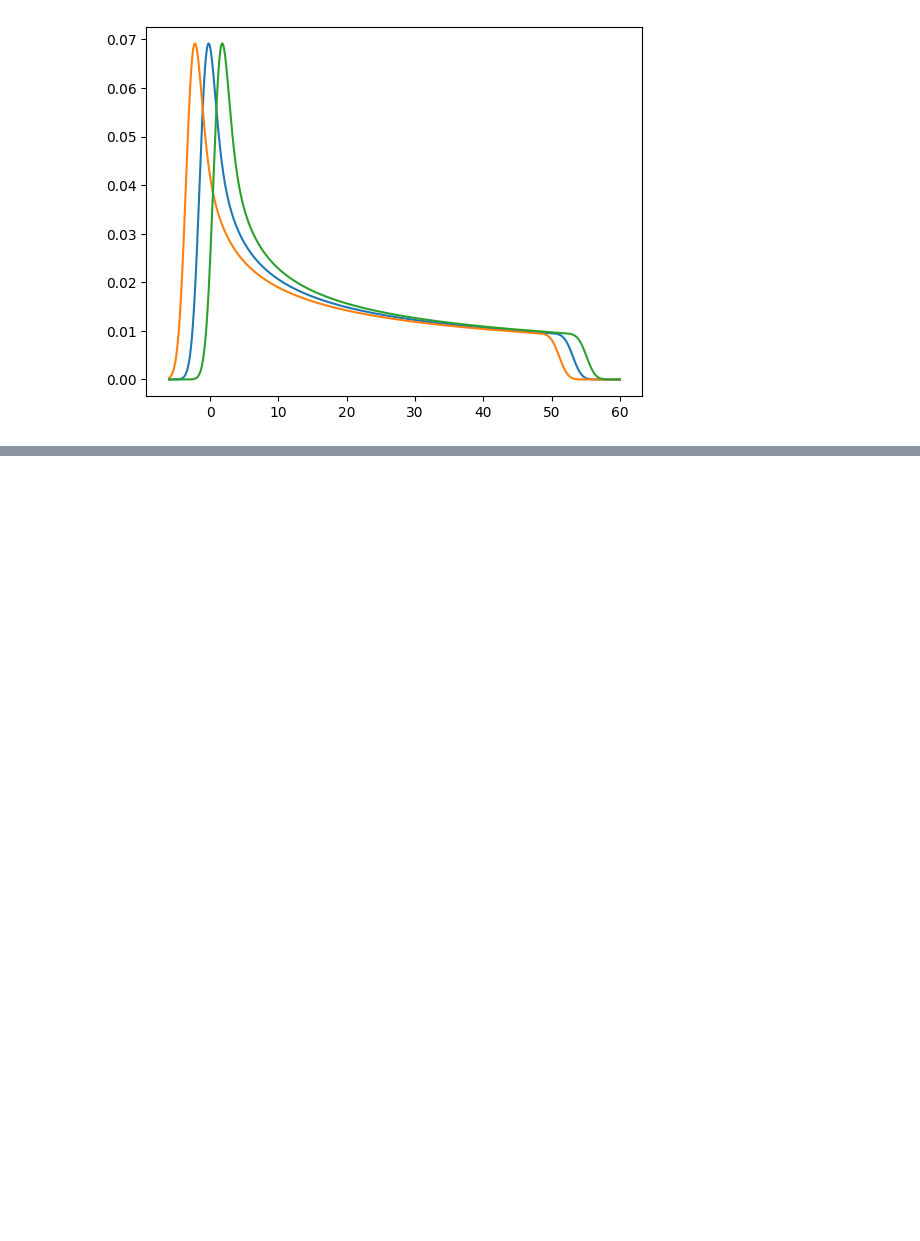
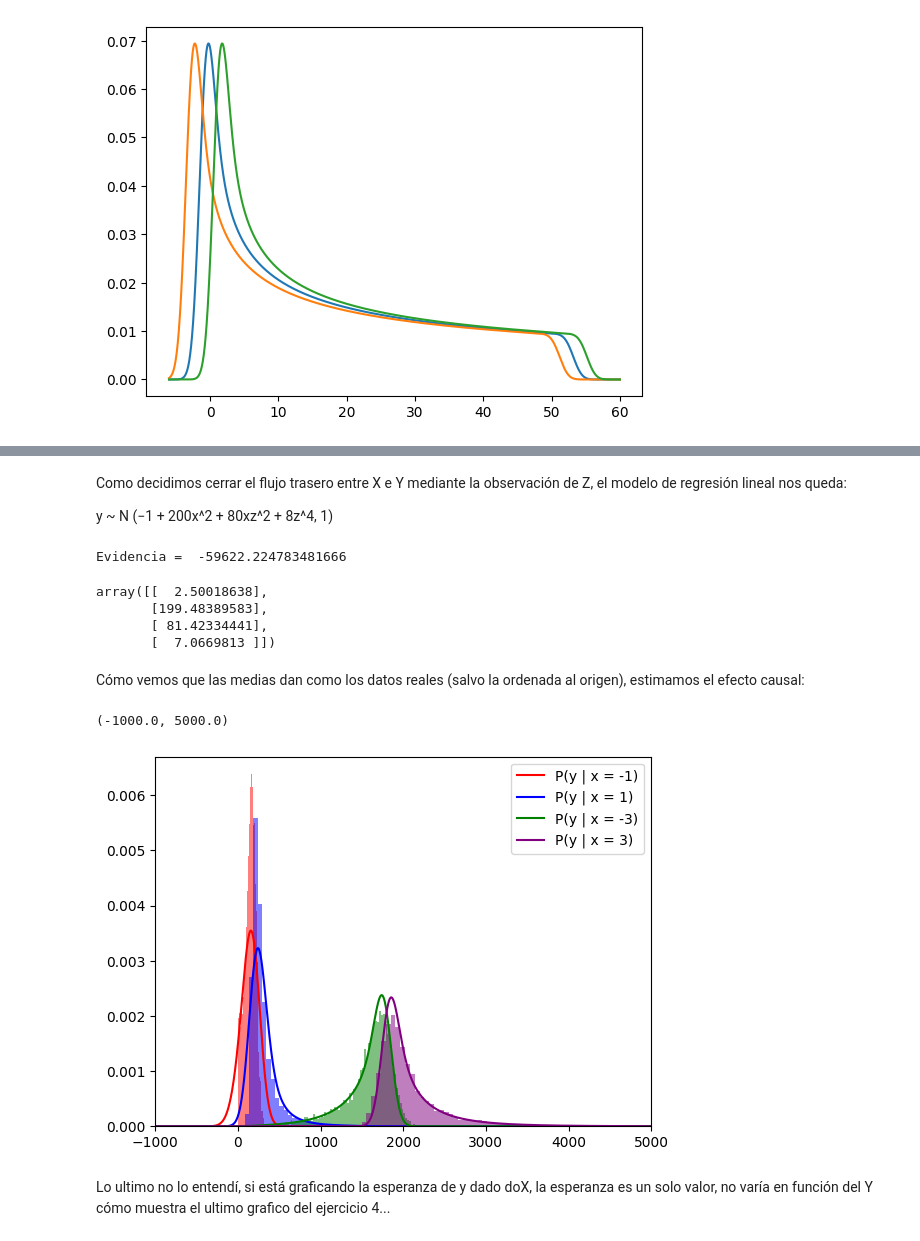
Before and after one commit to ulrich-marcelo/Inferencia-Bayesiana-Causal, a Jupyter notebook: Practicas/Unidad 4/practica4.ipynb, the cells around one changed output, grey strips where cells are left out. Cells and saved outputs as stored; diff of their text form; code cells hidden in the pictures; blank space fills up the shorter version.

Commit message:
EntregaFinal Lets GOOOO

```diff
--- a/Practicas/Unidad 4/practica4.ipynb
+++ b/Practicas/Unidad 4/practica4.ipynb
@@ -136,0 +162,60 @@ plt.plot(x_grilla,media_backdoor)
+# %% [markdown]
+Como decidimos cerrar el flujo trasero entre X e Y mediante la observación de Z, el modelo de regresión lineal nos queda:
+
+y ~ N (−1 + 200x^2 + 80xz^2 + 8z^4, 1)
+# %%
+PHI4 = np.concatenate([
+    np.ones(N).reshape(N, 1),
+    (X4s**2).reshape(N, 1),
+    (X4s*Z4s**2).reshape(N, 1),
+    (Z4s**4).reshape(N, 1)],
+    axis=1)
+
+blm4= BayesianLinearModel(basis=lambda x: x)
+blm4.update(PHI4, Y4s.reshape(N,1) )
+print("Evidencia = ", blm4.evidence())
+# %% [output]
+Evidencia =  -59622.224783481666
+# %%
+m4 = blm4.location
+S4 = blm4.dispersion
+
+m4
+# %% [output]
+array([[  2.50018638],
+       [199.48389583],
+       [ 81.42334441],
+       [  7.0669813 ]])
+# %% [markdown]
+Cómo vemos que las medias dan como los datos reales (salvo la ordenada al origen), estimamos el efecto causal:
+# %%
+def p4_Y_doX(y, x, blm=blm4, dz=0.01):
+    z_grilla = np.arange(-3, 3+dz, dz)
+    pz = norm(loc=0, scale=1).pdf(z_grilla)
+    res = 0
+    for i, z in enumerate(z_grilla):
+        _, _, py_xz = blm.predict(
+            X=np.array([1, x**2, x*z**2, z**4]).reshape((1, 4)),
+            y=np.array([y]), variance=True)
+        res += pz[i] * py_xz * dz
+    return res
+# %%
+def Y_doX(x, N=10000):
+    # Generar una muestra P(y|do(x))
+    Z, X, M, Y = simular4(N, do_x=x)
+    return Y
+# %%
+y_grilla = np.arange(-1000, 9000, 1)
+xs = [-1, 1, -3, 3]
+colores = ["red", "blue", "green", "purple"]
+
+for x, col in zip(xs, colores):
+    plt.hist(Y_doX(x), bins=100, density=True, color= col, alpha=0.5)
+    plt.plot(y_grilla, p4_Y_doX(y=y_grilla,x=x), label=f"P(y | x = {x})",color= col)
+plt.legend()
+plt.xlim(-1000, 5000)
+# %% [output]
+(-1000.0, 5000.0)
+[figure, added]
+# %% [markdown]
+Lo ultimo no lo entendí, si está graficando la esperanza de y dado doX, la esperanza es un solo valor, no varía en función del Y cómo muestra el ultimo grafico del ejercicio 4...
```
Also changed, not shown: parts of 18 cells of this notebook, 23 other files.
